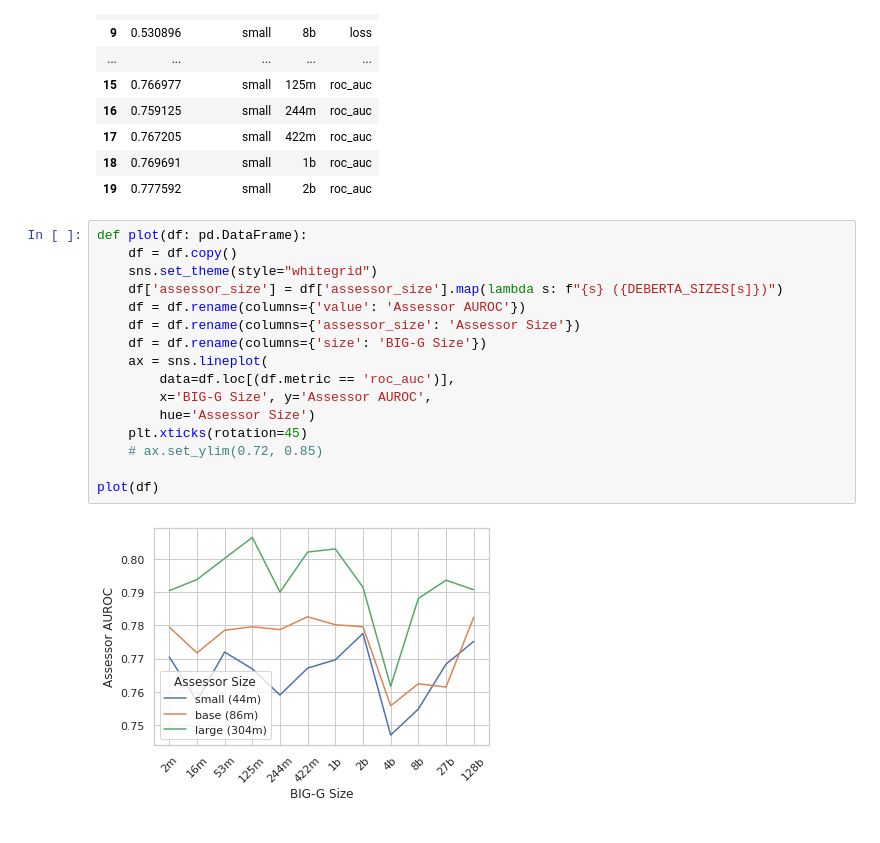
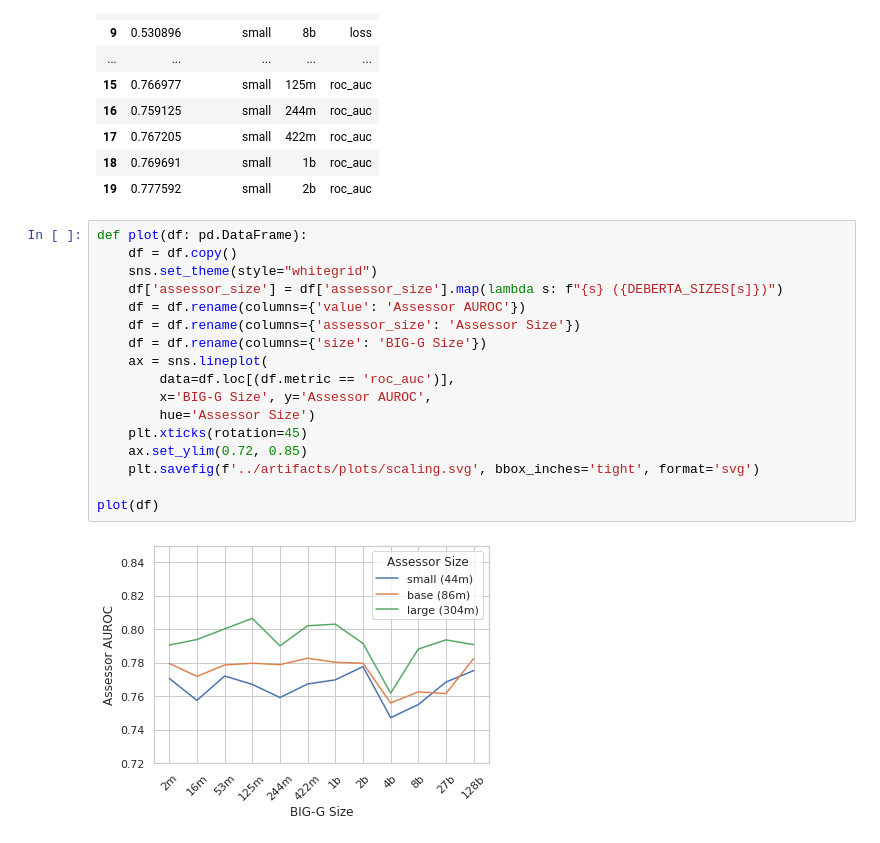
Before and after one commit to wschella/lass, a Jupyter notebook: notebooks/Exp_Scaling_Analysis.ipynb, the cells around one changed output. Cells and saved outputs as stored; diff of their text form.

```diff
--- a/notebooks/Exp_Scaling_Analysis.ipynb
+++ b/notebooks/Exp_Scaling_Analysis.ipynb
@@ -97,18 +97,19 @@ df.head(20)
 # %%
 def plot(df: pd.DataFrame):
     df = df.copy()
     sns.set_theme(style="whitegrid")
     df['assessor_size'] = df['assessor_size'].map(lambda s: f"{s} ({DEBERTA_SIZES[s]})")
     df = df.rename(columns={'value': 'Assessor AUROC'})
     df = df.rename(columns={'assessor_size': 'Assessor Size'})
     df = df.rename(columns={'size': 'BIG-G Size'})
     ax = sns.lineplot(
         data=df.loc[(df.metric == 'roc_auc')],
         x='BIG-G Size', y='Assessor AUROC',
         hue='Assessor Size')
     plt.xticks(rotation=45)
-    # ax.set_ylim(0.72, 0.85)
+    ax.set_ylim(0.72, 0.85)
+    plt.savefig(f'../artifacts/plots/scaling.svg', bbox_inches='tight', format='svg')
 
 plot(df)
 # %% [output]
-[figure, old version]
+[figure, new version]
```
Also changed, not shown: 10 other files.
